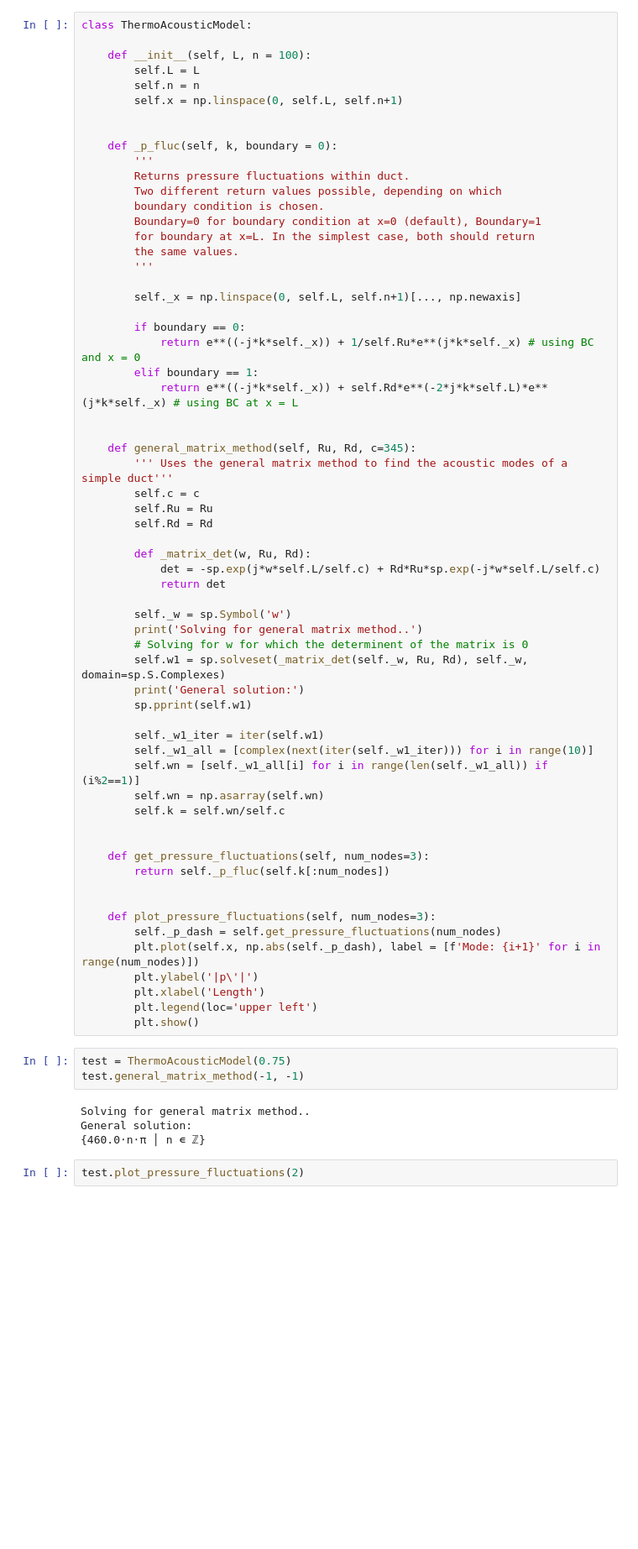
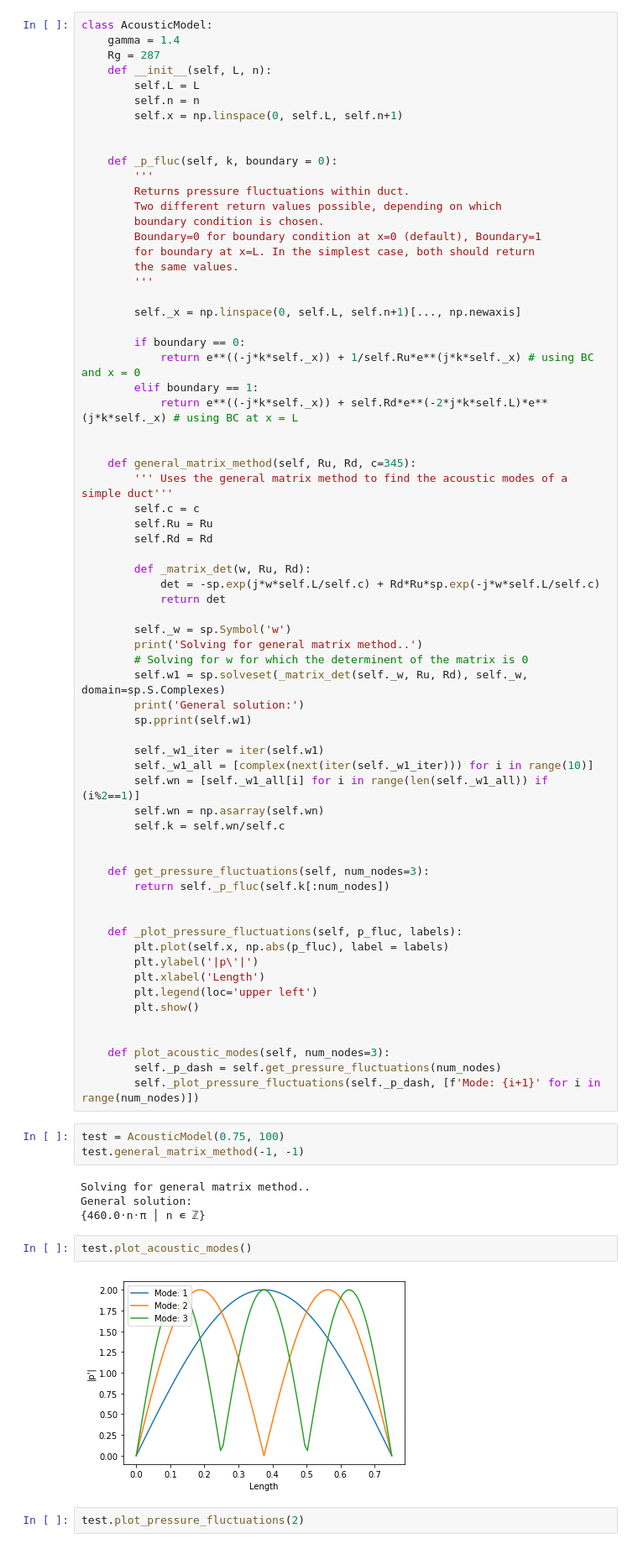
Before and after one commit to kyubin-l/fyp, a Jupyter notebook: acoustic-modes.ipynb, the cells around one changed output. Shown: that part at 84% size. Drawn from its saved outputs; the diff is of its cells as text; blank space fills up the shorter version.

```diff
--- a/acoustic-modes.ipynb
+++ b/acoustic-modes.ipynb
@@ -25,9 +25,10 @@ The aim is to solve for $\omega$ such that $det(\mathbf{M}) = 0$
 j = complex(0, 1)
 e = np.e
 # %%
-class ThermoAcousticModel:
-
-    def __init__(self, L, n = 100):
+class AcousticModel:
+    gamma = 1.4
+    Rg = 287
+    def __init__(self, L, n):
         self.L = L
         self.n = n
         self.x = np.linspace(0, self.L, self.n+1)
@@ -79,20 +80,28 @@ class ThermoAcousticModel:
         return self._p_fluc(self.k[:num_nodes])
 
 
-    def plot_pressure_fluctuations(self, num_nodes=3):
-        self._p_dash = self.get_pressure_fluctuations(num_nodes)
-        plt.plot(self.x, np.abs(self._p_dash), label = [f'Mode: {i+1}' for i in range(num_nodes)])
+    def _plot_pressure_fluctuations(self, p_fluc, labels):
+        plt.plot(self.x, np.abs(p_fluc), label = labels)
         plt.ylabel('|p\'|')
         plt.xlabel('Length')
         plt.legend(loc='upper left')
         plt.show()
+
+
+    def plot_acoustic_modes(self, num_nodes=3):
+        self._p_dash = self.get_pressure_fluctuations(num_nodes)
+        self._plot_pressure_fluctuations(self._p_dash, [f'Mode: {i+1}' for i in range(num_nodes)])
 # %%
-test = ThermoAcousticModel(0.75)
+test = AcousticModel(0.75, 100)
 test.general_matrix_method(-1, -1)
 # %% [output]
 Solving for general matrix method..
 General solution:
 {460.0⋅n⋅π │ n ∊ ℤ}
+# %%
+test.plot_acoustic_modes()
+# %% [output]
+[figure, added]
 # %%
 test.plot_pressure_fluctuations(2)
 # %% [output]
```
Also changed, not shown: parts of 17 cells of this notebook.
